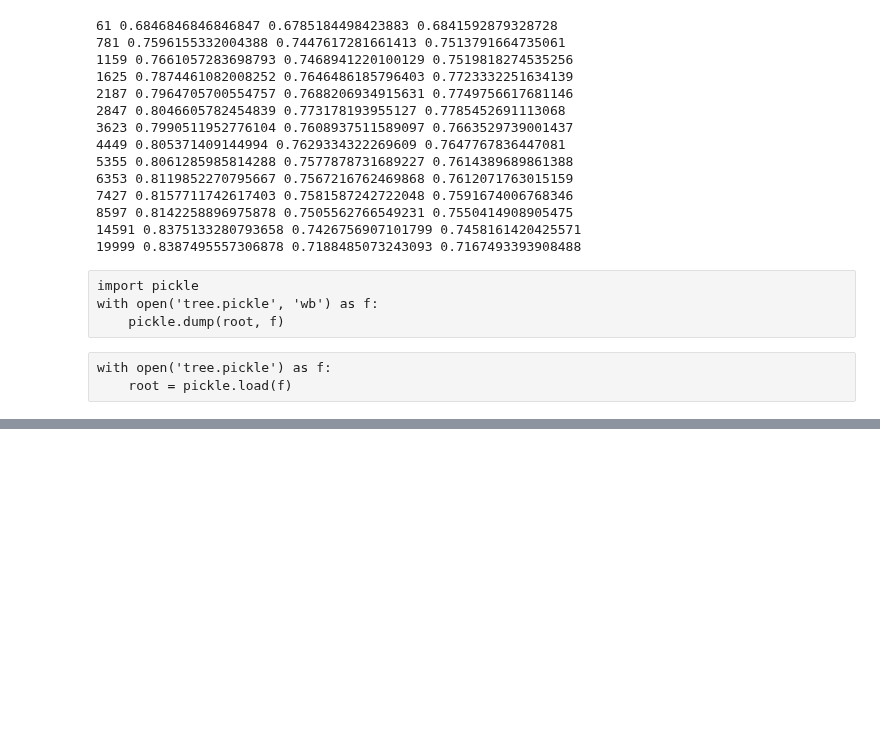
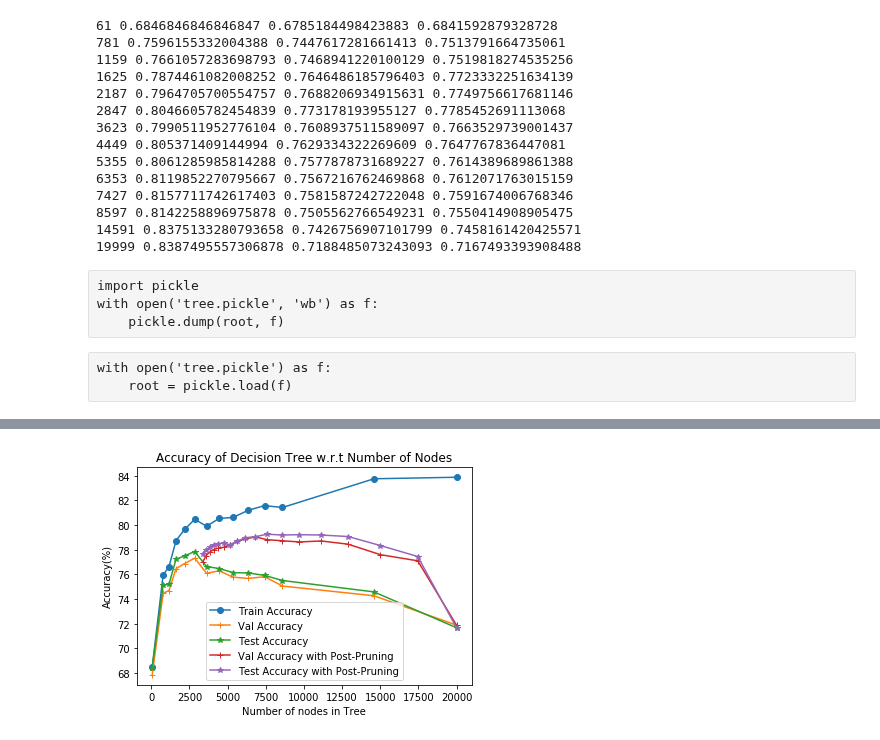
Before and after one commit to agarwal-ayushi/Machine-Learning-Assignments, a Jupyter notebook: Assignment3/partA/ques1a_multiDepth.ipynb, the cells around one changed output, grey strips where cells are left out. Cells and saved outputs as stored; diff of their text form; code cells hidden in the pictures; blank space fills up the shorter version.

```diff
--- a/Assignment3/partA/ques1a_multiDepth.ipynb
+++ b/Assignment3/partA/ques1a_multiDepth.ipynb
@@ -301 +302,29 @@ plt.legend()
 [figure]
+# %%
+prune = [19999, 17457, 15010, 12890, 11134, 9712, 8550, 7599, 6821, 6172, 5620, 5151, 4749, 4394, 4091, 3829, 3593, 3389]
+train_prune = [83.87, 85.81, 85.51, 84.8, 83.97, 83.21, 82.59, 82.0, 81.5, 81.14, 80.72, 80.26, 79.9, 79.61, 79.33, 78.97, 78.67, 78.2, 77.96, 77.44, 77.21]
+val_prune = [71.88, 77.1, 77.6, 78.45, 78.71, 78.63, 78.73, 78.81, 79.04, 78.88, 78.67, 78.37, 78.2, 78.13, 78.01, 77.81, 77.52, 77.03]
+val_prune2 = [71.88, 77.37, 78.12, 78.5, 77.74, 76.91, 74.76, 73.02, 71.79, 68.55, 66.58, 52.24, 52.24, 52.24, 52.24, 52.24]
+test_prune =  [71.67, 77.45, 78.34, 79.07, 79.19, 79.22, 79.19, 79.26, 79.06, 78.97, 78.69, 78.39, 78.56, 78.48, 78.42, 78.19, 77.98, 77.67]
+# %%
+%matplotlib inline
+import matplotlib.pyplot as plt
+
+plt.plot(nodes, train_acc, marker='o', label='Train Accuracy ')
+plt.plot(nodes, val_acc, marker='+', label='Val Accuracy')
+plt.plot(nodes, test_acc, marker='*', label='Test Accuracy')
+
+#plt.plot(prune, train_prune, marker='o', label='Train Accuracy ')
+plt.plot(prune, val_prune, marker='+', label='Val Accuracy with Post-Pruning')
+plt.plot(prune, test_prune, marker='*', label='Test Accuracy with Post-Pruning')
+plt.xlabel("Number of nodes in Tree")
+plt.ylabel("Accuracy(%)")
+plt.title("Accuracy of Decision Tree w.r.t Number of Nodes")
+#plt.arrow(18000, 0.73, 15, 0.11, length_includes_head=True, head_width=0.001, head_length=0.0011)
+
+#plt.plot(prune, depth)
+plt.legend(fontsize=)
+plt.savefig("plots/depth_accuracy_withPrune.png", dpi=1000, bbox_inches='tight')
+#plt.show()
+# %% [output]
+[figure, added]
```
Also changed, not shown: parts of 1 cell of this notebook, 4 other files.
